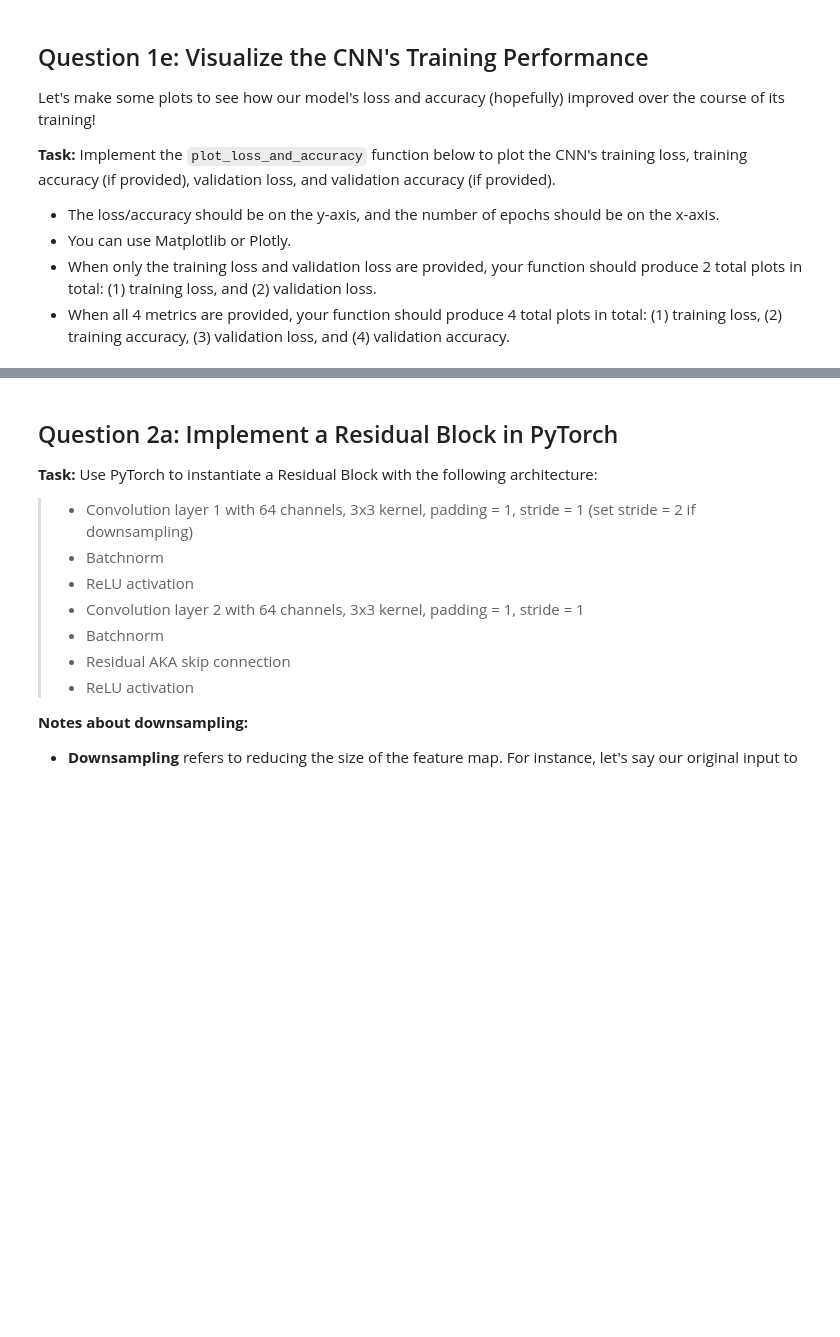
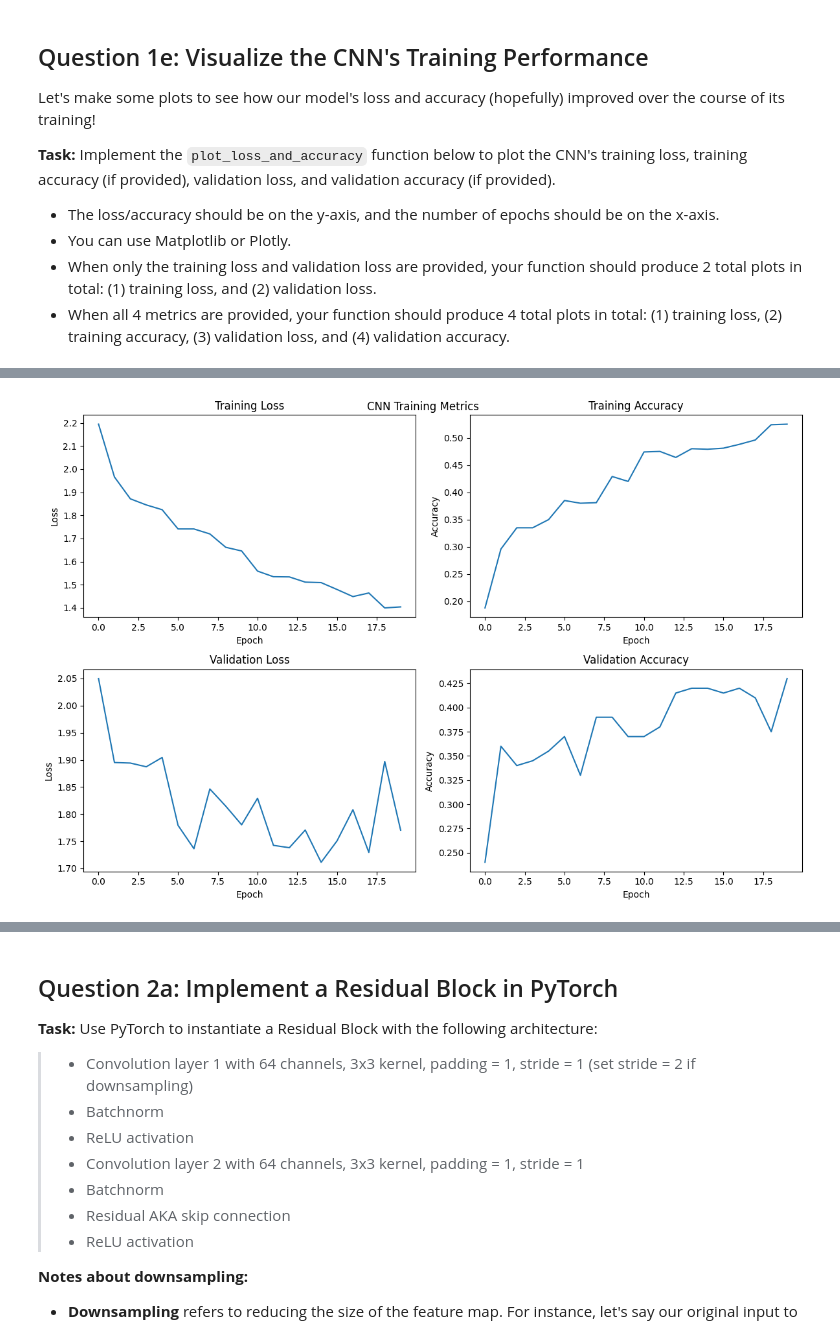
Before and after one commit to AshfordLee/UCB_CS189, a Jupyter notebook: FA25/hw/hw4/hw4_part1.ipynb, the cells around one changed output, grey strips where cells are left out. Cells and saved outputs as stored; diff of their text form; code cells hidden in the pictures; blank space fills up the shorter version.

```diff
--- a/FA25/hw/hw4/hw4_part1.ipynb
+++ b/FA25/hw/hw4/hw4_part1.ipynb
@@ -969,17 +1030,24 @@ def train(
 <!-- BEGIN QUESTION -->
 # %%
 # TODO: Instantiate a CNN model
-cnn = ...
+cnn = CNN(num_classes=10)
 
 # TODO: Set the number of epochs
-num_epochs = ...
+num_epochs = 20
 
 # TODO: Set the optimizer
-optimizer = ...
+optimizer = AdamW(cnn.parameters(),lr=0.0005)
 
 # TODO: Set the loss criterion
-criterion = ...
+criterion = torch.nn.CrossEntropyLoss()
 
 # TODO: Train the model
 
-cnn_train_accuracies, cnn_train_losses, cnn_val_accuracies, cnn_val_losses = ...
+cnn_train_accuracies, cnn_train_losses, cnn_val_accuracies, cnn_val_losses = train(
+    model=cnn,
+    optimizer=optimizer,
+    criterion=criterion,
+    num_epochs=num_epochs,
+    train_dataloader=train_dataloader,
+    val_dataloader=val_dataloader
+)
@@ -1000,17 +1124,47 @@ Let's make some plots to see how our model's loss and accuracy (hopefully) impro
 # %%
 def plot_metrics(train_losses, val_losses, train_accuracies=None, val_accuracies=None, num_epochs=None, title=""):
     """
     Plots the training loss, training accuracy, validation loss, and validation accuracy.
     Args:
         train_losses: list of training losses
         val_losses: list of validation losses
         train_accuracies: list of training accuracies
         val_accuracies: list of validation accuracies
         num_epochs: number of epochs
         title: title of the plot
     """
+    fig, axes = plt.subplots(2, 2, figsize=(12, 8))
+
+    # 训练损失
+    axes[0, 0].plot(train_losses, label='Training Loss')
+    axes[0, 0].set_title('Training Loss')
+    axes[0, 0].set_xlabel('Epoch')
+    axes[0, 0].set_ylabel('Loss')
+
+    axes[0, 1].plot(train_accuracies, label='Training Accuracy')
+    axes[0, 1].set_title('Training Accuracy')
+    axes[0, 1].set_xlabel('Epoch')
+    axes[0, 1].set_ylabel('Accuracy')
+
+    axes[1, 0].plot(val_losses, label='Validation Loss')
+    axes[1, 0].set_title('Validation Loss')
+    axes[1, 0].set_xlabel('Epoch')
+    axes[1, 0].set_ylabel('Loss')
+
+    axes[1, 1].plot(val_accuracies, label='Validation Accuracy')
+    axes[1, 1].set_title('Validation Accuracy')
+    axes[1, 1].set_xlabel('Epoch')
+    axes[1, 1].set_ylabel('Accuracy')
+
+    plt.tight_layout()
+    plt.suptitle(title)
+    plt.show()
+
+
 
 plot_metrics(cnn_train_losses, cnn_val_losses, cnn_train_accuracies, cnn_val_accuracies, num_epochs=20, title="CNN Training Metrics")
+# %% [output]
+[figure, added]
 # %% [markdown]
 <!-- END QUESTION -->
 
```
Also changed, not shown: parts of 9 cells of this notebook, 1 other file.
